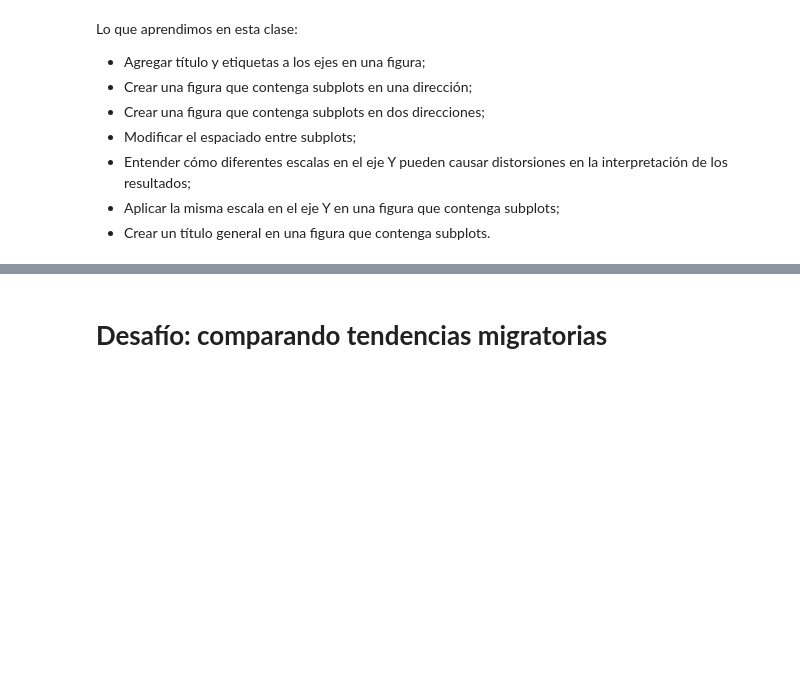
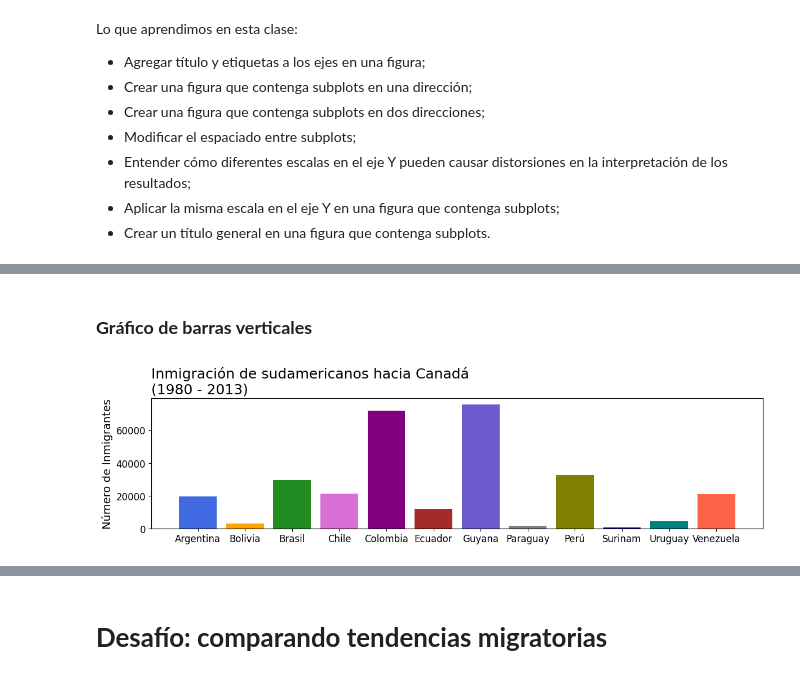
Before and after one commit to DanielRaiicHu/visualizacion-de-datos-con-bibliotecas-de-python, a Jupyter notebook: visualizacion_de_datos_con_bibliotecas_de_python.ipynb, the cells around one changed output, grey strips where cells are left out. Saved outputs shown, nothing was run; the diff lists cells and outputs as text; code cells hidden in the pictures; blank space fills up the shorter version.

```diff
--- a/visualizacion_de_datos_con_bibliotecas_de_python.ipynb
+++ b/visualizacion_de_datos_con_bibliotecas_de_python.ipynb
@@ -362,0 +443,3 @@ Lo que aprendimos en esta clase:
+# %%
+sudamerica = df.query('Region == "América del Sur"')
+sudamerica.head(10)
@@ -362,0 +460,21 @@ Lo que aprendimos en esta clase:
+# %% [markdown]
+### **Gráfico de barras verticales**
+# %%
+colores = ['royalblue', 'orange', 'forestgreen', 'orchid',
+           'purple', 'brown', 'slateblue', 'gray', 'olive',
+           'navy', 'teal', 'tomato']
+
+# fig = lienzo, ax = gráfico
+fig, ax = plt.subplots(figsize=(14,3))
+# Genera un gráfico de barras verticales
+ax.bar(sudamerica.index, sudamerica['Total'],color = colores)
+ax.set_title('Inmigración de sudamericanos hacia Canadá\n(1980 - 2013)',
+             loc = 'left',fontsize=18)
+ax.set_xlabel('')
+ax.set_ylabel('Número de Inmigrantes', fontsize=14)
+ax.xaxis.set_tick_params(labelsize=12)
+ax.yaxis.set_tick_params(labelsize=12)
+
+plt.show()
+# %% [output]
+[figure, added]
```
Also changed, not shown: parts of 14 cells of this notebook.
